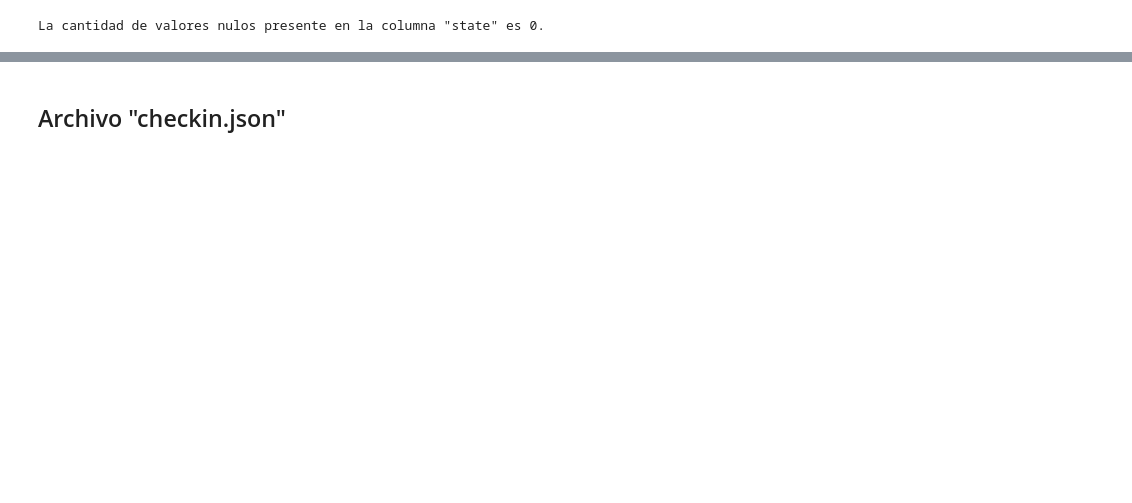
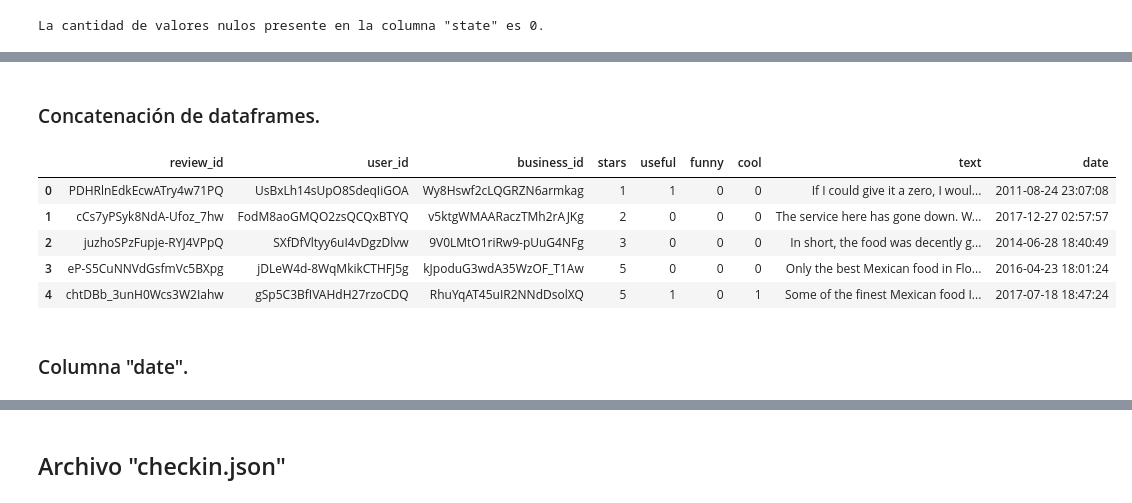
Before and after one commit to Agusherbo/ProyectoG4-Google_Yelp, a Jupyter notebook: Notebooks/ETL-Yelp.ipynb, the cells around one changed output, grey strips where cells are left out. Saved outputs shown, nothing was run; the diff lists cells and outputs as text; code cells hidden in the pictures; blank space fills up the shorter version.

```diff
--- a/Notebooks/ETL-Yelp.ipynb
+++ b/Notebooks/ETL-Yelp.ipynb
@@ -188,0 +562,27 @@ business_ids = df_restaurants['business_id']
+# %%
+# Se filtran las filas que no contengan los "business_ids" correspondientes.
+df_5_final = df_5[df_5['business_id'].isin(business_ids)]
+# Se realiza el reset del índice.
+df_5_final = df_5_final.reset_index(drop=True, inplace=False)
+# %%
+df_6 = pd.read_parquet(path_6, engine='fastparquet')
+# %%
+# Se filtran las filas que no contengan los "business_ids" correspondientes.
+df_6_final = df_6[df_6['business_id'].isin(business_ids)]
+# Se realiza el reset del índice.
+df_6_final = df_6_final.reset_index(drop=True, inplace=False)
+# %% [markdown]
+### Concatenación de dataframes.
+# %%
+df_review = pd.concat([df_0_final, df_1_final, df_2_final, df_3_final, df_4_final, df_5_final, df_6_final], ignore_index=False)
+# %%
+df_review.head()
+# %% [output]
+|  | review_id | user_id | business_id | stars | useful | funny | cool | text | date |
+| 0 | PDHRlnEdkEcwATry4w71PQ | UsBxLh14sUpO8SdeqIiGOA | Wy8Hswf2cLQGRZN6armkag | 1 | 1 | 0 | 0 | If I could give it a zero, I woul... | 2011-08-24 23:07:08 |
+| 1 | cCs7yPSyk8NdA-Ufoz_7hw | FodM8aoGMQO2zsQCQxBTYQ | v5ktgWMAARaczTMh2rAJKg | 2 | 0 | 0 | 0 | The service here has gone down. W... | 2017-12-27 02:57:57 |
+| 2 | juzhoSPzFupje-RYJ4VPpQ | SXfDfVltyy6uI4vDgzDlvw | 9V0LMtO1riRw9-pUuG4NFg | 3 | 0 | 0 | 0 | In short, the food was decently g... | 2014-06-28 18:40:49 |
+| 3 | eP-S5CuNNVdGsfmVc5BXpg | jDLeW4d-8WqMkikCTHFJ5g | kJpoduG3wdA35WzOF_T1Aw | 5 | 0 | 0 | 0 | Only the best Mexican food in Flo... | 2016-04-23 18:01:24 |
+| 4 | chtDBb_3unH0Wcs3W2Iahw | gSp5C3BfIVAHdH27rzoCDQ | RhuYqAT45uIR2NNdDsolXQ | 5 | 1 | 0 | 1 | Some of the finest Mexican food I... | 2017-07-18 18:47:24 |
+# %% [markdown]
+### Columna "date".
```
Also changed, not shown: parts of 115 cells of this notebook.
